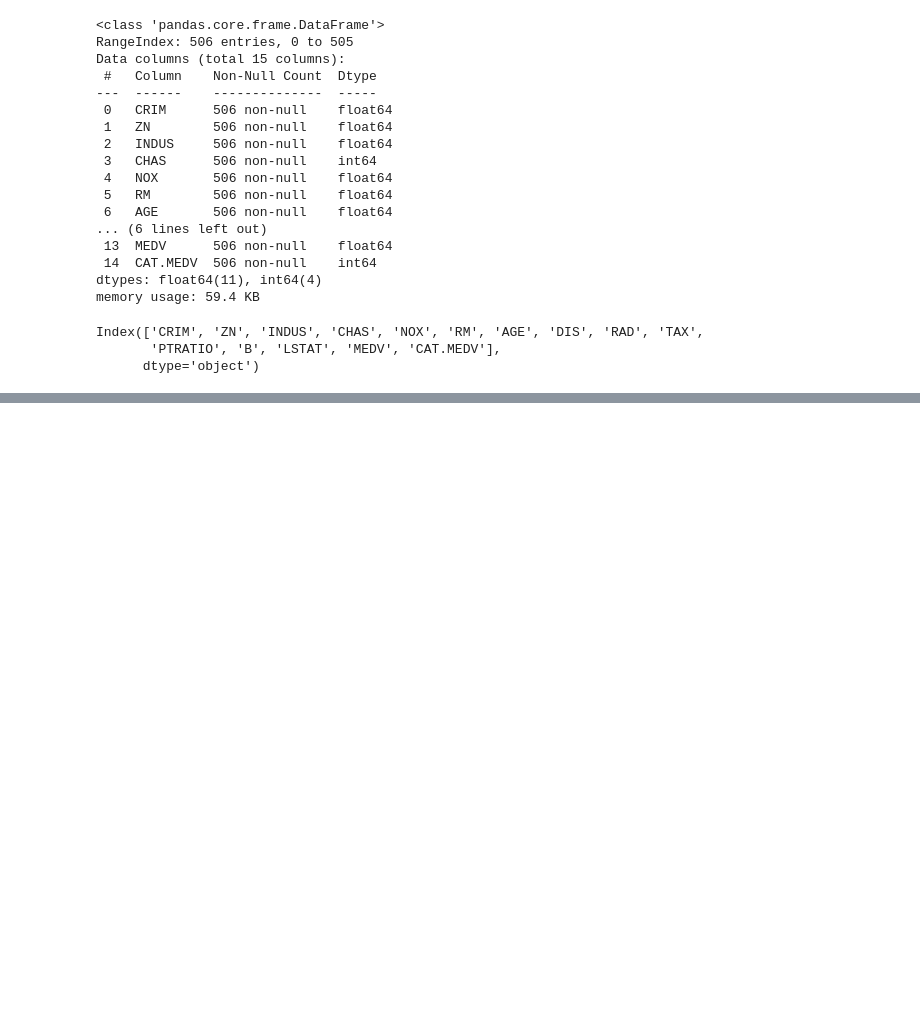
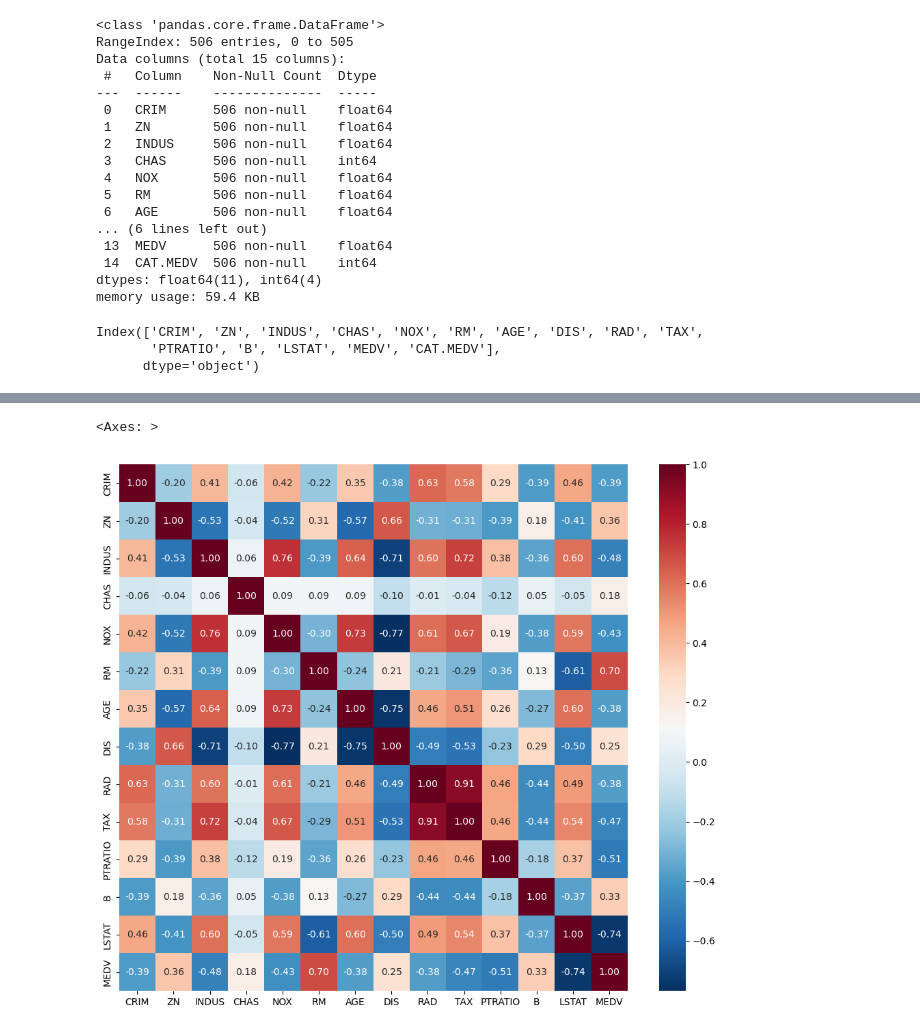
Before and after one commit to Geun8b/ML-Study, a Jupyter notebook: ex05_보스턴 주택 가격 회귀분석.ipynb, the cells around one changed output, grey strips where cells are left out. Drawn from its saved outputs; the diff is of its cells as text; code cells hidden in the pictures; blank space fills up the shorter version.

```diff
--- a/ex05_보스턴 주택 가격 회귀분석.ipynb
+++ b/ex05_보스턴 주택 가격 회귀분석.ipynb
@@ -90,0 +91,4 @@ Index(['CRIM', 'ZN', 'INDUS', 'CHAS', 'NOX', 'RM', 'AGE', 'DIS', 'RAD', 'TAX',
+# %%
+# CAT.MEDV 컬럼 삭제
+data = data.drop('CAT.MEDV', axis = 1)
+data
@@ -90,0 +222,15 @@ Index(['CRIM', 'ZN', 'INDUS', 'CHAS', 'NOX', 'RM', 'AGE', 'DIS', 'RAD', 'TAX',
+# %%
+# 5. 시각화 진행하기
+import seaborn as sns
+
+plt.figure(figsize = (12, 10))   # 그래프 사이즈 조절
+
+sns.heatmap(
+    data.corr(),   # 히트맵을 그릴 데이터프레임
+    annot = True,   # 히트맵 내부 수치 값 표시
+    fmt = ".2f",   # 소수점 자리 지정
+    cmap = "RdBu_r"   # (양수 - 빨간색 / 음수 - 파란색) - _r은 reverse의 약자
+)
+# %% [output]
+<Axes: >
+[figure, added]
```
Also changed, not shown: parts of 10 cells of this notebook.
